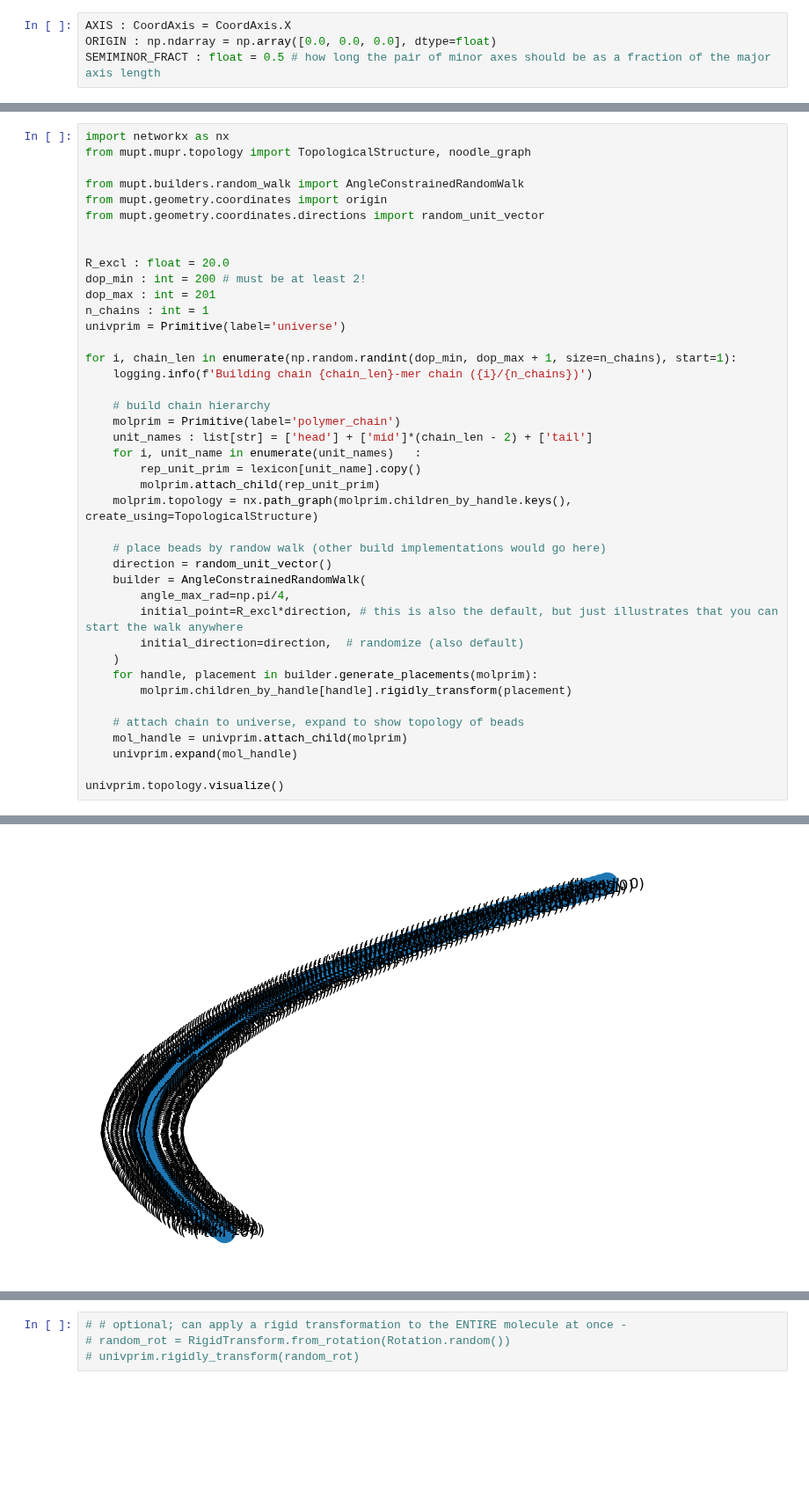
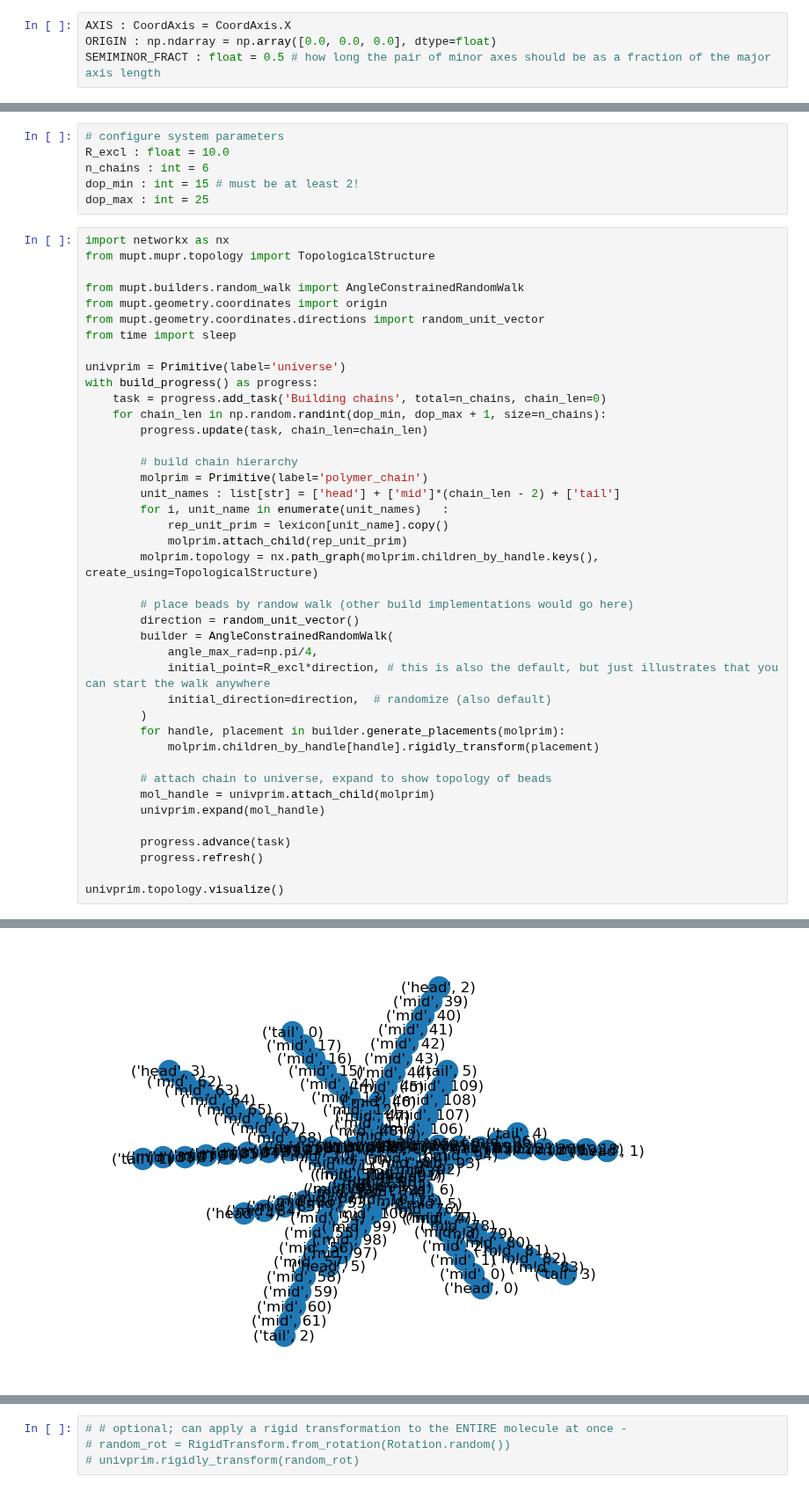
Before and after one commit to StephMcCallum/mupt-examples, a Jupyter notebook: ellipsoidal_chain_placement.ipynb, the cells around one changed output, grey strips where cells are left out. Shown at 88% size. Cells and saved outputs as stored; diff of their text form; blank space fills up the shorter version.

Commit message:
Added progress bar to chain placement cell, cleaned up residual logs

```diff
--- a/ellipsoidal_chain_placement.ipynb
+++ b/ellipsoidal_chain_placement.ipynb
@@ -111,42 +124,48 @@ All units in reference position (i.e. level and centered at origin) for the mome
+# %%
+# configure system parameters
+R_excl : float = 10.0
+n_chains : int = 6
+dop_min : int = 15 # must be at least 2!
+dop_max : int = 25
 # %%
 import networkx as nx
-from mupt.mupr.topology import TopologicalStructure, noodle_graph
+from mupt.mupr.topology import TopologicalStructure
 
 from mupt.builders.random_walk import AngleConstrainedRandomWalk
 from mupt.geometry.coordinates import origin
 from mupt.geometry.coordinates.directions import random_unit_vector
+from time import sleep
 
+univprim = Primitive(label='universe')
+with build_progress() as progress:
+    task = progress.add_task('Building chains', total=n_chains, chain_len=0)
+    for chain_len in np.random.randint(dop_min, dop_max + 1, size=n_chains):
+        progress.update(task, chain_len=chain_len)
 
-R_excl : float = 20.0
-dop_min : int = 200 # must be at least 2!
-dop_max : int = 201
-n_chains : int = 1
-univprim = Primitive(label='universe')
+        # build chain hierarchy
+        molprim = Primitive(label='polymer_chain')
+        unit_names : list[str] = ['head'] + ['mid']*(chain_len - 2) + ['tail']
+        for i, unit_name in enumerate(unit_names)   :
+            rep_unit_prim = lexicon[unit_name].copy()
+            molprim.attach_child(rep_unit_prim)
+        molprim.topology = nx.path_graph(molprim.children_by_handle.keys(), create_using=TopologicalStructure)
 
-for i, chain_len in enumerate(np.random.randint(dop_min, dop_max + 1, size=n_chains), start=1):
-    logging.info(f'Building chain {chain_len}-mer chain ({i}/{n_chains})')
+        # place beads by randow walk (other build implementations would go here)
+        direction = random_unit_vector()
+        builder = AngleConstrainedRandomWalk(
+            angle_max_rad=np.pi/4,
+            initial_point=R_excl*direction, # this is also the default, but just illustrates that you can start the walk anywhere
+            initial_direction=direction,  # randomize (also default)
+        )
+        for handle, placement in builder.generate_placements(molprim):
+            molprim.children_by_handle[handle].rigidly_transform(placement)
 
-    # build chain hierarchy
-    molprim = Primitive(label='polymer_chain')
-    unit_names : list[str] = ['head'] + ['mid']*(chain_len - 2) + ['tail']
-    for i, unit_name in enumerate(unit_names)   :
-        rep_unit_prim = lexicon[unit_name].copy()
-        molprim.attach_child(rep_unit_prim)
-    molprim.topology = nx.path_graph(molprim.children_by_handle.keys(), create_using=TopologicalStructure)
+        # attach chain to universe, expand to show topology of beads
+        mol_handle = univprim.attach_child(molprim)
+        univprim.expand(mol_handle)
 
-    # place beads by randow walk (other build implementations would go here)
-    direction = random_unit_vector()
-    builder = AngleConstrainedRandomWalk(
-        angle_max_rad=np.pi/4,
-        initial_point=R_excl*direction, # this is also the default, but just illustrates that you can start the walk anywhere
-        initial_direction=direction,  # randomize (also default)
-    )
-    for handle, placement in builder.generate_placements(molprim):
-        molprim.children_by_handle[handle].rigidly_transform(placement)
-
-    # attach chain to universe, expand to show topology of beads
-    mol_handle = univprim.attach_child(molprim)
-    univprim.expand(mol_handle)
+        progress.advance(task)
+        progress.refresh()
 
 univprim.topology.visualize()
 # %% [output]
@@ -170 +180 @@ INFO:mupt.mupr.embedding:Paired up 5 new edges after 49 iteration(s); 0/200 edge
-[figure, old version]
+[figure, new version]
```
Also changed, not shown: parts of 13 cells of this notebook.
